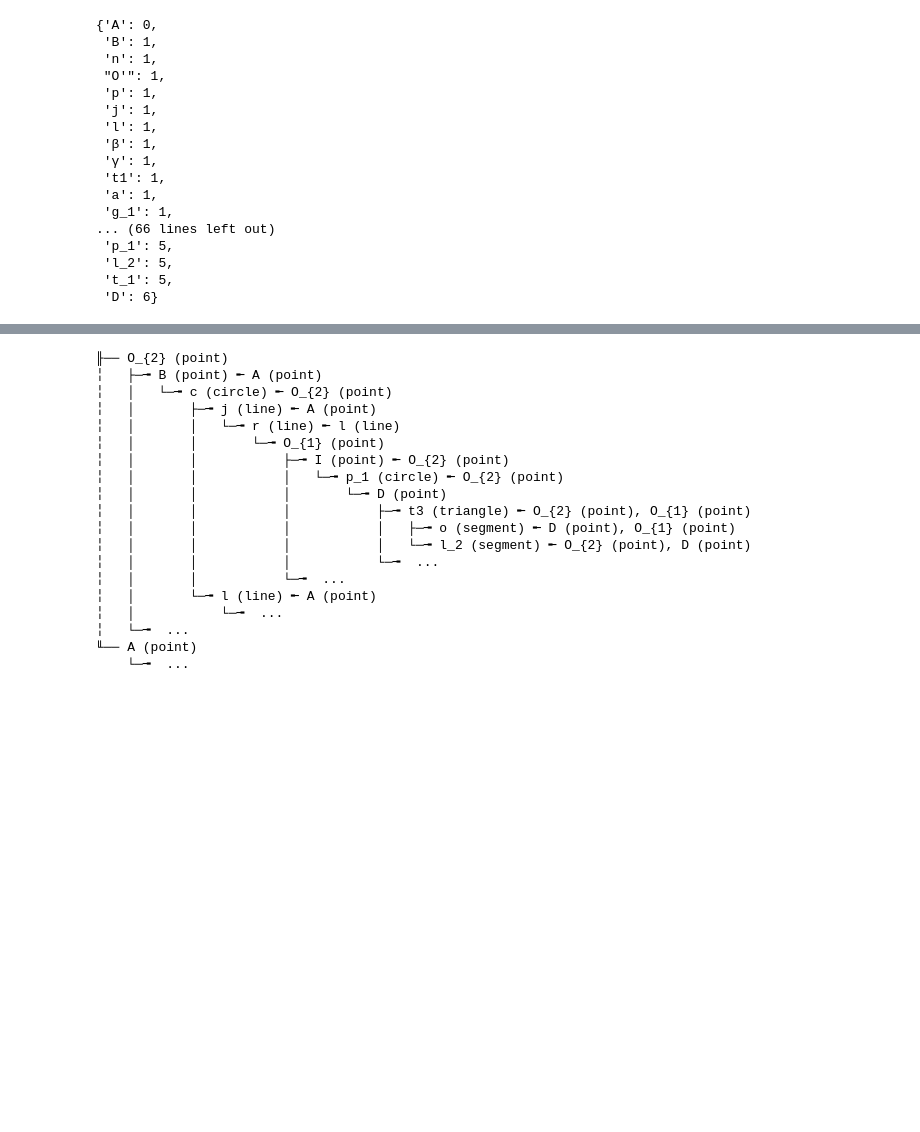
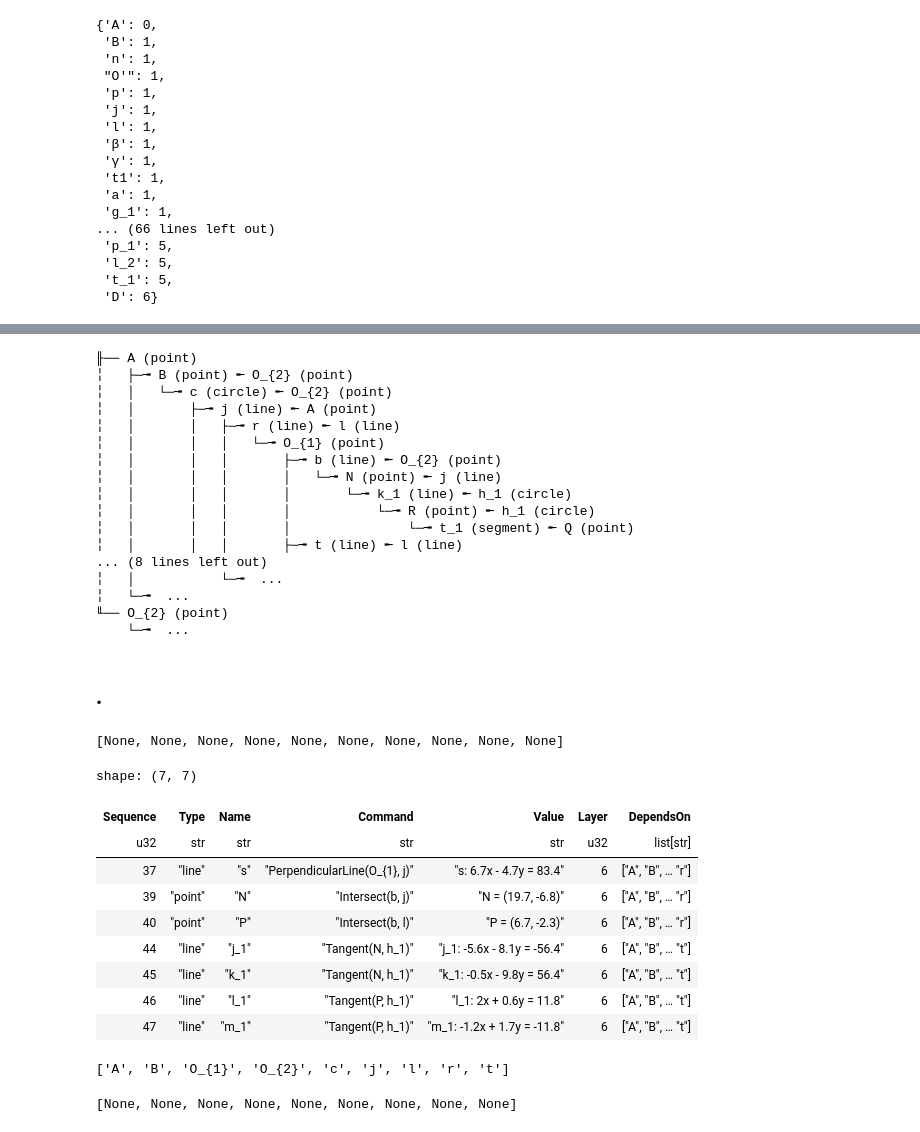
Before and after one commit to moyhig-ecs/ggblab, a Jupyter notebook: examples/example.ipynb, the cells around one changed output, grey strips where cells are left out. Cells and saved outputs as stored; diff of their text form; code cells hidden in the pictures; blank space fills up the shorter version.

```diff
--- a/examples/example.ipynb
+++ b/examples/example.ipynb
@@ -455,22 +455,44 @@ prev
 # %%
-nx.write_network_text(p.roots_to_targets_with_containers('D'))
+nx.write_network_text(p.roots_to_targets_with_containers('R'))
 # %% [output]
-╟── O_{2} (point)
-╎   ├─╼ B (point) ╾ A (point)
+╟── A (point)
+╎   ├─╼ B (point) ╾ O_{2} (point)
 ╎   │   └─╼ c (circle) ╾ O_{2} (point)
 ╎   │       ├─╼ j (line) ╾ A (point)
-╎   │       │   └─╼ r (line) ╾ l (line)
-╎   │       │       └─╼ O_{1} (point)
-╎   │       │           ├─╼ I (point) ╾ O_{2} (point)
-╎   │       │           │   └─╼ p_1 (circle) ╾ O_{2} (point)
-╎   │       │           │       └─╼ D (point)
-╎   │       │           │           ├─╼ t3 (triangle) ╾ O_{2} (point), O_{1} (point)
-╎   │       │           │           │   ├─╼ o (segment) ╾ D (point), O_{1} (point)
-╎   │       │           │           │   └─╼ l_2 (segment) ╾ O_{2} (point), D (point)
-╎   │       │           │           └─╼  ...
-╎   │       │           └─╼  ...
-╎   │       └─╼ l (line) ╾ A (point)
+╎   │       │   ├─╼ r (line) ╾ l (line)
+╎   │       │   │   └─╼ O_{1} (point)
+╎   │       │   │       ├─╼ b (line) ╾ O_{2} (point)
+╎   │       │   │       │   └─╼ N (point) ╾ j (line)
+╎   │       │   │       │       └─╼ k_1 (line) ╾ h_1 (circle)
+╎   │       │   │       │           └─╼ R (point) ╾ h_1 (circle)
+╎   │       │   │       │               └─╼ t_1 (segment) ╾ Q (point)
+╎   │       │   │       ├─╼ t (line) ╾ l (line)
+... (8 lines left out)
 ╎   │           └─╼  ...
 ╎   └─╼  ...
-╙── A (point)
+╙── O_{2} (point)
     └─╼  ...
+# %% [markdown]
+## .
+# %%
+from itertools import zip_longest
+
+l0 = range(10)
+await ggb.function("setLayerVisible", list(zip_longest(list(l0), [], fillvalue=False)))
+l0 = [9, 0, 1, 2, 3, 4, 5, 6, 7, 8]
+await ggb.function("setLayerVisible", list(zip_longest(list(l0), [], fillvalue=True)))
+# %% [output]
+[None, None, None, None, None, None, None, None, None, None]
+# %%
+p.df.filter(pl.col("Layer").is_in([6]))["Sequence", "Type", "Name", "Command", "Value", "Layer", "DependsOn"]
+# %% [output]
+shape: (7, 7)
+| Sequence | Type | Name | Command | Value | Layer | DependsOn |
+| u32 | str | str | str | str | u32 | list[str] |
+| 37 | "line" | "s" | "PerpendicularLine(O_{1}, j)" | "s: 6.7x - 4.7y = 83.4" | 6 | ["A", "B", … "r"] |
+| 39 | "point" | "N" | "Intersect(b, j)" | "N = (19.7, -6.8)" | 6 | ["A", "B", … "r"] |
+| 40 | "point" | "P" | "Intersect(b, l)" | "P = (6.7, -2.3)" | 6 | ["A", "B", … "r"] |
+| 44 | "line" | "j_1" | "Tangent(N, h_1)" | "j_1: -5.6x - 8.1y = -56.4" | 6 | ["A", "B", … "t"] |
+| 45 | "line" | "k_1" | "Tangent(N, h_1)" | "k_1: -0.5x - 9.8y = 56.4" | 6 | ["A", "B", … "t"] |
+| 46 | "line" | "l_1" | "Tangent(P, h_1)" | "l_1: 2x + 0.6y = 11.8" | 6 | ["A", "B", … "t"] |
+| 47 | "line" | "m_1" | "Tangent(P, h_1)" | "m_1: -1.2x + 1.7y = -11.8" | 6 | ["A", "B", … "t"] |
@@ -476,0 +501,8 @@ nx.write_network_text(p.roots_to_targets_with_containers('D'))
+# %%
+p.df["DependsOn"][42].to_list()
+# %% [output]
+['A', 'B', 'O_{1}', 'O_{2}', 'c', 'j', 'l', 'r', 't']
+# %%
+await ggb.function("setVisible", list(zip_longest(_, [], fillvalue=True)))
+# %% [output]
+[None, None, None, None, None, None, None, None, None]
```
Also changed, not shown: parts of 9 cells of this notebook, 1 other file.
